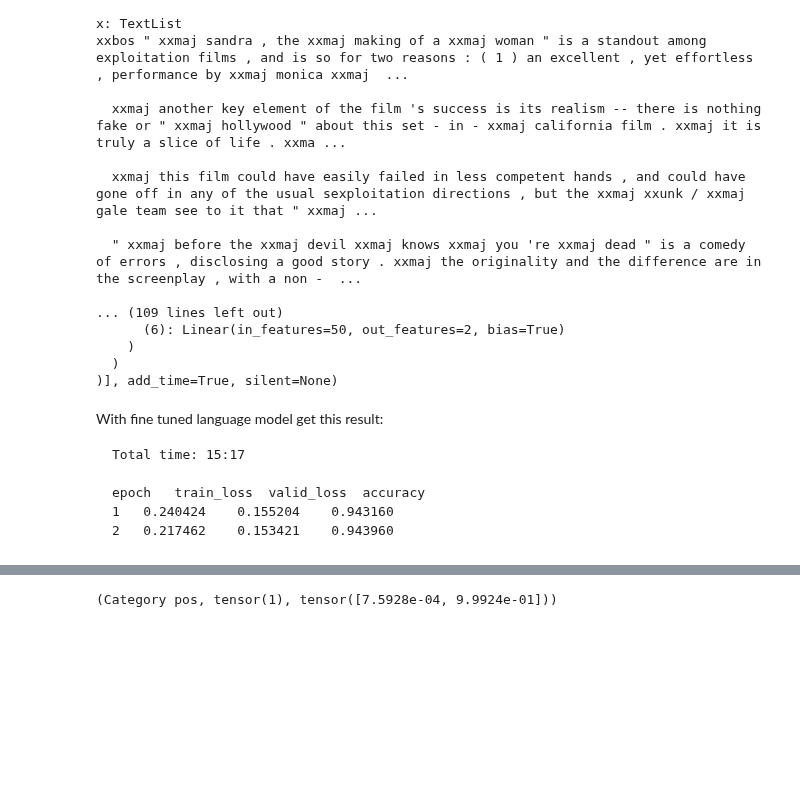
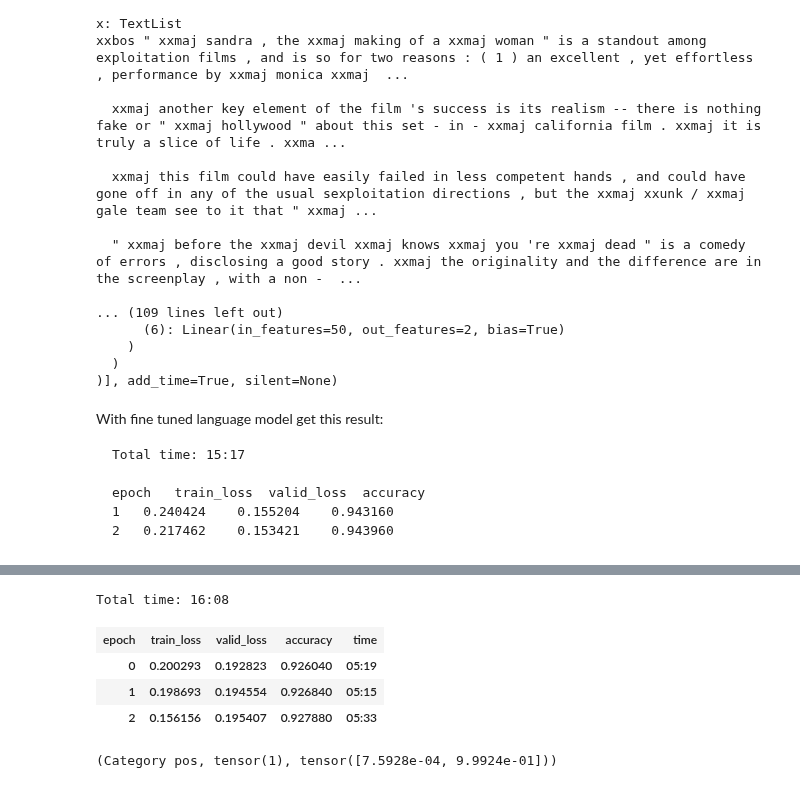
Before and after one commit to magic-lantern/fastai-notes, a Jupyter notebook: lesson3-imdb.ipynb, the cells around one changed output, grey strips where cells are left out. Cells and saved outputs as stored; diff of their text form; code cells hidden in the pictures; blank space fills up the shorter version.

Commit message:
Saving a few more epochs

```diff
--- a/lesson3-imdb.ipynb
+++ b/lesson3-imdb.ipynb
@@ -346,3 +346,12 @@ Total time: 15:17
+# %%
+learn.unfreeze()
+learn.fit_one_cycle(3, slice(1e-3/(2.6**4),1e-3), moms=(0.8,0.7))
+# %% [output]
+Total time: 16:08
+| epoch | train_loss | valid_loss | accuracy | time |
+| 0 | 0.200293 | 0.192823 | 0.926040 | 05:19 |
+| 1 | 0.198693 | 0.194554 | 0.926840 | 05:15 |
+| 2 | 0.156156 | 0.195407 | 0.927880 | 05:33 |
 # %%
 learn.predict("I really loved that movie, it was awesome!")
 # %% [output]
```
Also changed, not shown: parts of 1 cell of this notebook, 1 other file.
